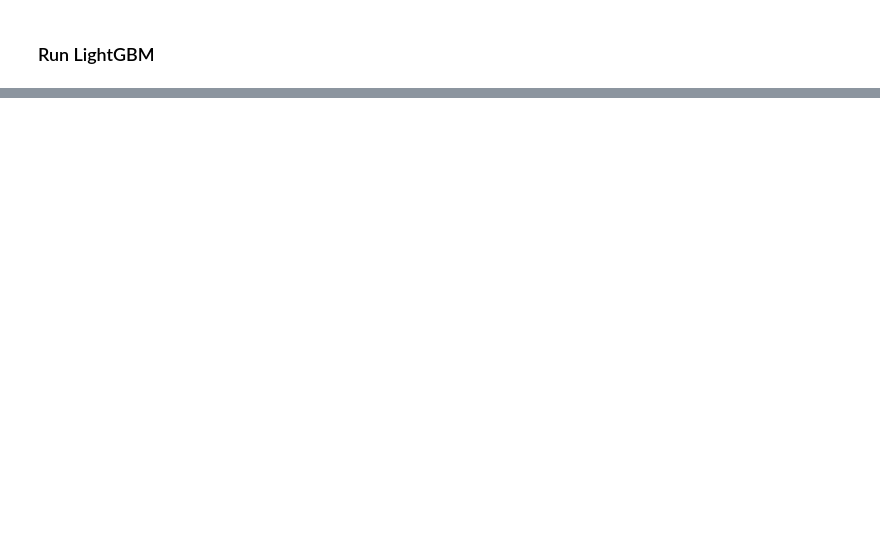
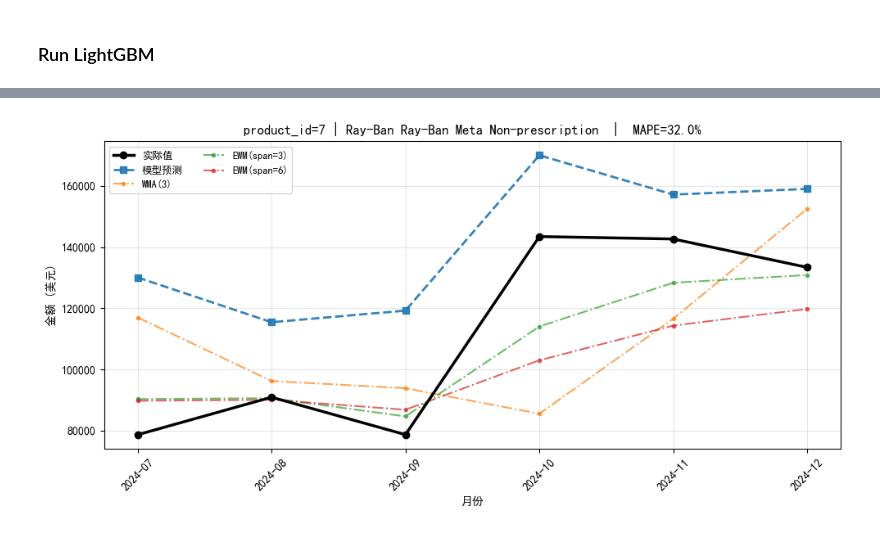
Before and after one commit to kuaiquchifan/eyewear-sales-analytics, a Jupyter notebook: 5-sale-predict/5-4-popular-product-sale-amount-monthly-predict-v2-blend.ipynb, the cells around one changed output, grey strips where cells are left out. Saved outputs shown, nothing was run; the diff lists cells and outputs as text; code cells hidden in the pictures; blank space fills up the shorter version.

```diff
--- a/5-sale-predict/5-4-popular-product-sale-amount-monthly-predict-v2-blend.ipynb
+++ b/5-sale-predict/5-4-popular-product-sale-amount-monthly-predict-v2-blend.ipynb
@@ -1758,0 +1913,90 @@ for cluster in clusters:
+# %%
+import numpy as np
+import pandas as pd
+import matplotlib.pyplot as plt
+
+plt.rcParams['font.sans-serif'] = ['SimHei']
+plt.rcParams['axes.unicode_minus'] = False
+
+# ---------- 1) 预测 vs 真实（与 test 行顺序一致）----------
+df_plot = test[['order_month', 'product_id', 'category']].copy()
+df_plot['y_true'] = np.asarray(y_test_rev)
+df_plot['y_pred'] = np.asarray(pred_final)  # 或 lgm_pred_qty_final / cat_pred_qty
+
+# ---------- 2) Baseline：按 product_id + order_month 对齐 ----------
+baseline_cols = [
+    'order_month', 'product_id',
+    'wma_3', 'ewm_3', 'ewm_6',
+]
+baseline_cols = [c for c in baseline_cols if c in df_timeseries_features.columns]
+
+df_base = df_timeseries_features[baseline_cols].copy()
+
+df_plot = df_plot.merge(df_base, on=['order_month', 'product_id'], how='left')
+df_plot = df_plot.sort_values(['product_id', 'order_month']).reset_index(drop=True)
+
+# 商品名（可选）
+if 'df_popular' in globals() and 'product_name' in df_popular.columns:
+    name_map = df_popular.set_index('product_id')['product_name'].to_dict()
+else:
+    name_map = {}
+
+# 要画的 baseline 列（存在才画）
+baseline_plot_cols = [
+    c for c in ['wma_3', 'ewm_3', 'ewm_6',
+                'rolling_3_month_avg_revenue', 'rolling_6_month_avg_revenue',
+                'historical_mean', 'historical_median']
+    if c in df_plot.columns
+]
+
+# baseline 显示名
+baseline_labels = {
+    'wma_3': 'WMA(3)',
+    'ewm_3': 'EWM(span=3)',
+    'ewm_6': 'EWM(span=6)',
+    'rolling_3_month_avg_revenue': '3月滚动均值',
+    'rolling_6_month_avg_revenue': '6月滚动均值',
+    'historical_mean': '历史均值',
+    'historical_median': '历史中位数',
+}
+
+product_ids = sorted(df_plot['product_id'].unique())
+
+# ---------- 3) 每个产品单独一张图 ----------
+for pid in product_ids:
+    g = df_plot[df_plot['product_id'] == pid].sort_values('order_month')
+
+    plt.figure(figsize=(10, 5))
+
+    # 真实 & 预测
+    plt.plot(g['order_month'], g['y_true'],
+             marker='o', linewidth=2.5, color='black', label='实际值', zorder=10)
+    plt.plot(g['order_month'], g['y_pred'],
+             marker='s', linewidth=2, linestyle='--', label='模型预测', alpha=0.9)
+
+    # baselines
+    for col in baseline_plot_cols:
+        plt.plot(
+            g['order_month'], g[col],
+            marker='.', linewidth=1.5, linestyle='-.',
+            alpha=0.7, label=baseline_labels.get(col, col)
+        )
+
+    # 单品 MAPE
+    mape_i = np.mean(
+        np.abs(g['y_true'] - g['y_pred']) / np.maximum(g['y_true'].astype(float), 1e-6)
+    )
+    title = name_map.get(pid, '')
+    title_str = f'product_id={pid}' + (f' | {title}' if title else '')
+    title_str += f'  |  MAPE={mape_i:.1%}'
+
+    plt.title(title_str, fontsize=12, fontweight='bold')
+    plt.xlabel('月份')
+    plt.ylabel('金额 (美元)')
+    plt.xticks(rotation=45)
+    plt.grid(True, alpha=0.3)
+    plt.legend(loc='best', fontsize=9, ncol=2)
+    plt.tight_layout()
+    plt.show()
+# %% [output]
+[figure, added]
```
Also changed, not shown: parts of 70 cells of this notebook.
